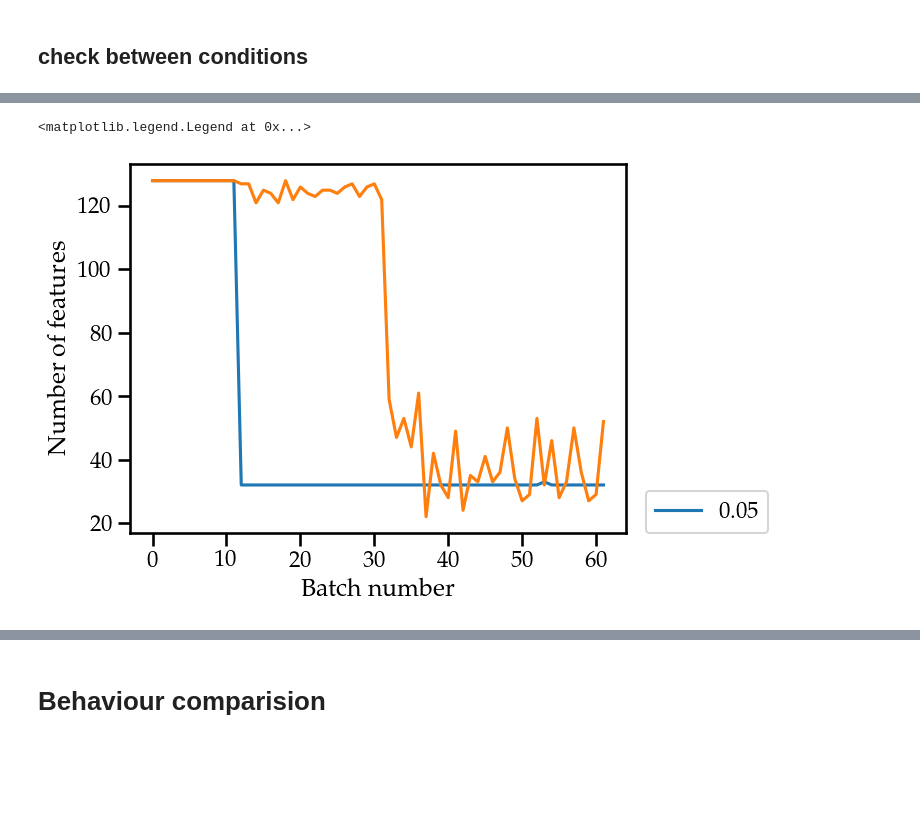
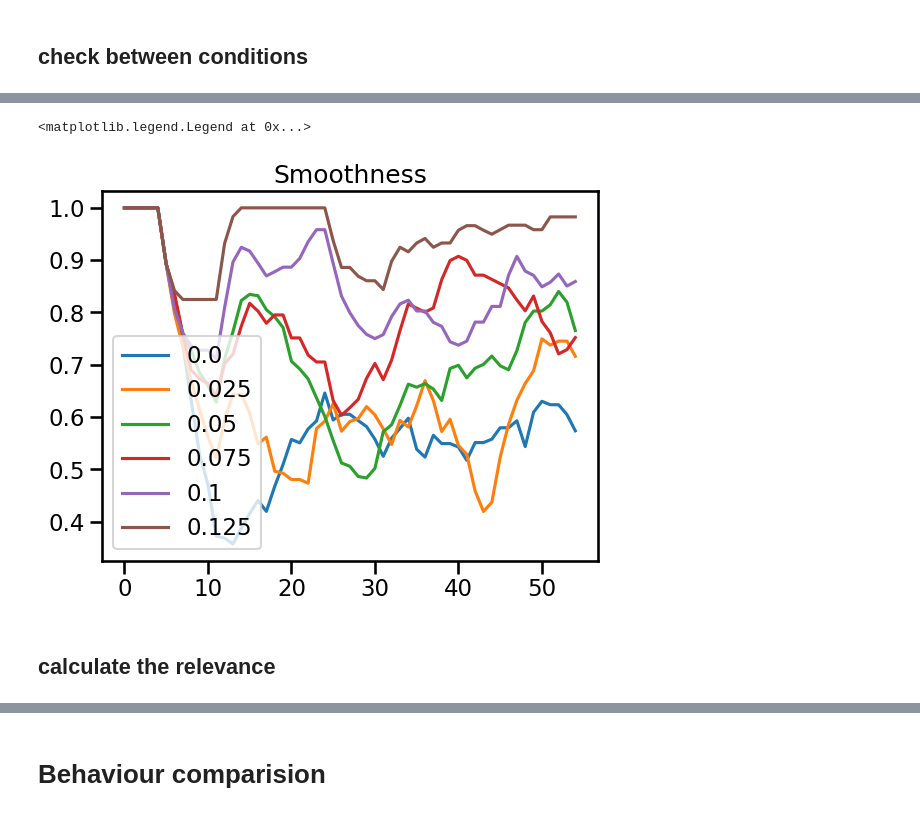
Before and after one commit to sijia66/adaptive_feature_selection, a Jupyter notebook: figure5_convex_algorithm_shuffled_encoder/231019_afs_change_encoder_convex_lasso.ipynb, the cells around one changed output, grey strips where cells are left out. Saved outputs shown, nothing was run; the diff lists cells and outputs as text; code cells hidden in the pictures; blank space fills up the shorter version.

```diff
--- a/figure5_convex_algorithm_shuffled_encoder/231019_afs_change_encoder_convex_lasso.ipynb
+++ b/figure5_convex_algorithm_shuffled_encoder/231019_afs_change_encoder_convex_lasso.ipynb
@@ -235,11 +220,18 @@ findfont: Font family ['serif'] not found. Falling back to DejaVu Sans.
-# %%
-fig_num_features, ax_num_features = plt.subplots()
-
-ax_num_features.plot(num_features_exp_by_batch.T)
-
-ax_num_features.set_xlabel('Batch number')
-ax_num_features.set_ylabel('Number of features')
-ax_num_features.legend(np.round(smoothness_array,ROUND_DECIMALS), loc=(1.04,0))
-# %% [output]
-<matplotlib.legend.Legend at 0x...>
-[figure, removed]
+# %%
+
+# Assuming smoothness_conds_by_batch is a numpy array with shape (n_batches, n_features)
+window_size = 7
+weights = np.ones(window_size) / window_size
+smoothness_conds_by_batch_ma = np.apply_along_axis(lambda x: np.convolve(x, weights, mode='valid'),
+                                                   axis=1,
+                                                   arr=smoothness_conds_by_batch)
+
+ax  = sns.lineplot(data = smoothness_conds_by_batch_ma.T, dashes=False)
+# ax.set_xticklabels(sparsity_array)
+ax.set_title("Smoothness")
+ax.legend(smoothness_array, loc = 'best')
+# %% [output]
+<matplotlib.legend.Legend at 0x...>
+[figure, added]
+# %% [markdown]
+## calculate the relevance
```
Also changed, not shown: parts of 16 cells of this notebook, 2 other files.
